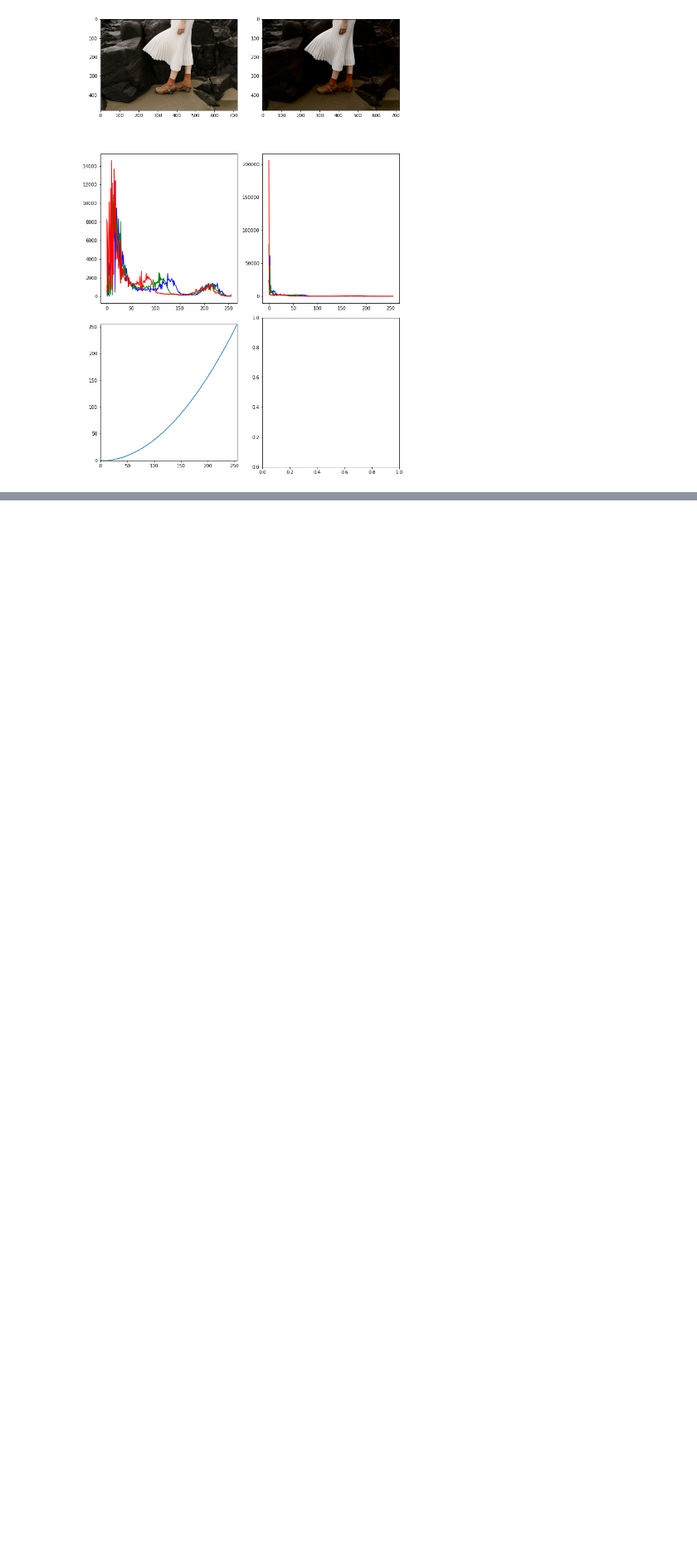
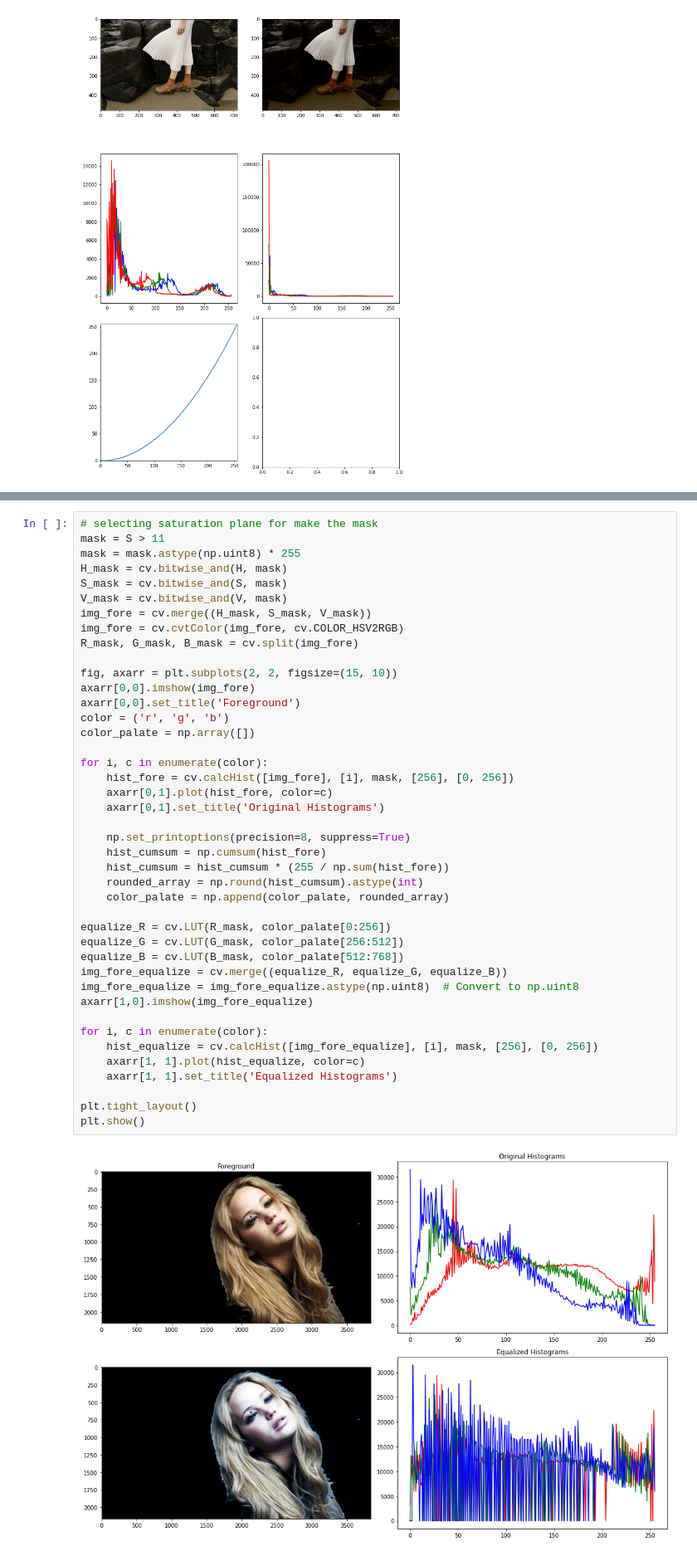
Before and after one commit to askanuradha/EN3160-Image-Processing-and-Machine-vision, a Jupyter notebook: 200041E.ipynb, the cells around one changed output, grey strips where cells are left out. Shown at 83% size. Cells and saved outputs as stored; diff of their text form; blank space fills up the shorter version.

```diff
--- a/200041E.ipynb
+++ b/200041E.ipynb
@@ -247,0 +266,44 @@ histogram_equalization('spider.png')
+# %%
+# selecting saturation plane for make the mask
+mask = S > 11
+mask = mask.astype(np.uint8) * 255
+H_mask = cv.bitwise_and(H, mask)
+S_mask = cv.bitwise_and(S, mask)
+V_mask = cv.bitwise_and(V, mask)
+img_fore = cv.merge((H_mask, S_mask, V_mask))
+img_fore = cv.cvtColor(img_fore, cv.COLOR_HSV2RGB)
+R_mask, G_mask, B_mask = cv.split(img_fore)
+
+fig, axarr = plt.subplots(2, 2, figsize=(15, 10))
+axarr[0,0].imshow(img_fore)
+axarr[0,0].set_title('Foreground')
+color = ('r', 'g', 'b')
+color_palate = np.array([])
+
+for i, c in enumerate(color):
+    hist_fore = cv.calcHist([img_fore], [i], mask, [256], [0, 256])
+    axarr[0,1].plot(hist_fore, color=c)
+    axarr[0,1].set_title('Original Histograms')
+
+    np.set_printoptions(precision=8, suppress=True)
+    hist_cumsum = np.cumsum(hist_fore)
+    hist_cumsum = hist_cumsum * (255 / np.sum(hist_fore))
+    rounded_array = np.round(hist_cumsum).astype(int)
+    color_palate = np.append(color_palate, rounded_array)
+
+equalize_R = cv.LUT(R_mask, color_palate[0:256])
+equalize_G = cv.LUT(G_mask, color_palate[256:512])
+equalize_B = cv.LUT(B_mask, color_palate[512:768])
+img_fore_equalize = cv.merge((equalize_R, equalize_G, equalize_B))
+img_fore_equalize = img_fore_equalize.astype(np.uint8)  # Convert to np.uint8
+axarr[1,0].imshow(img_fore_equalize)
+
+for i, c in enumerate(color):
+    hist_equalize = cv.calcHist([img_fore_equalize], [i], mask, [256], [0, 256])
+    axarr[1, 1].plot(hist_equalize, color=c)
+    axarr[1, 1].set_title('Equalized Histograms')
+
+plt.tight_layout()
+plt.show()
+# %% [output]
+[figure, added]
```
Also changed, not shown: parts of 12 cells of this notebook.
